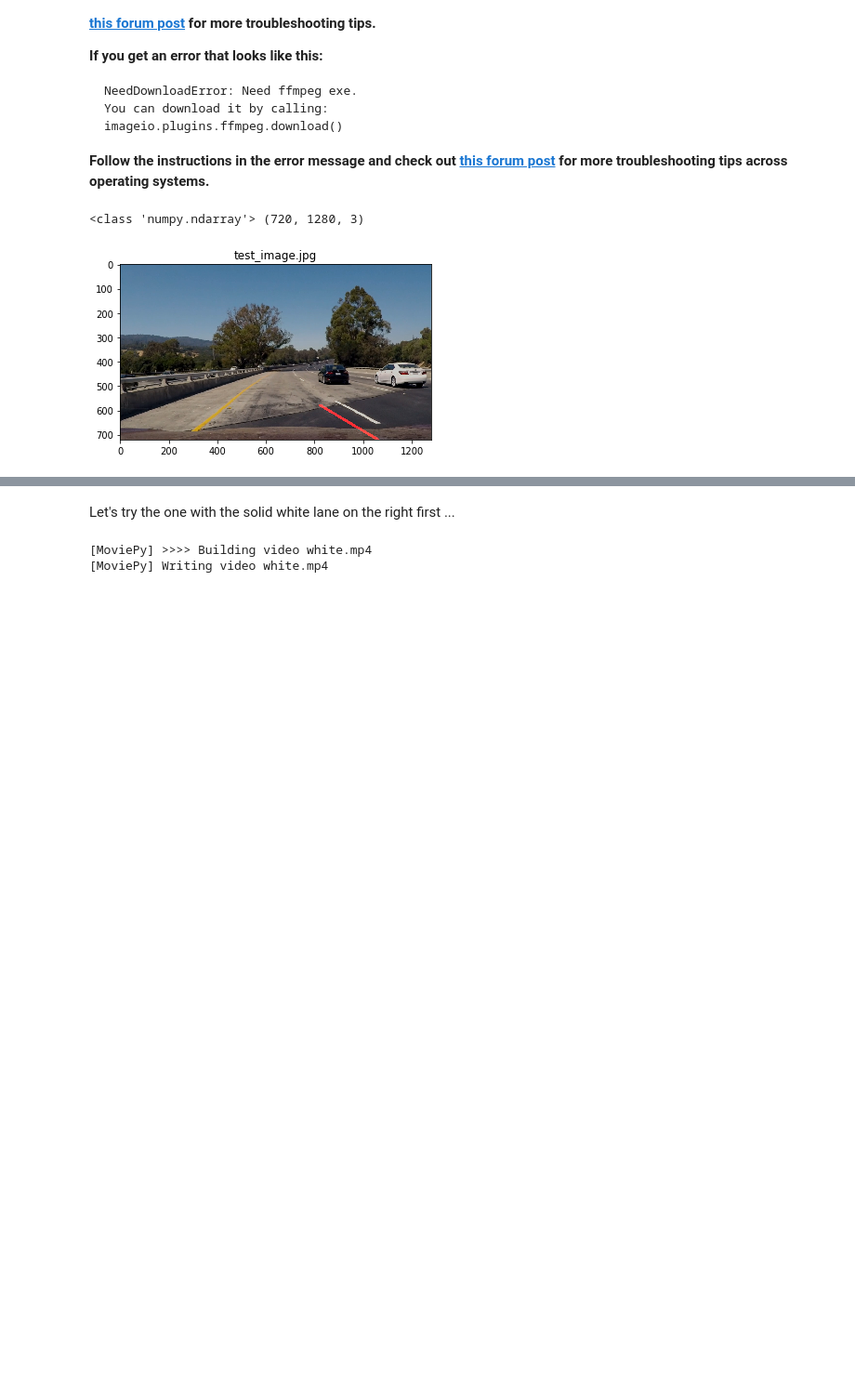
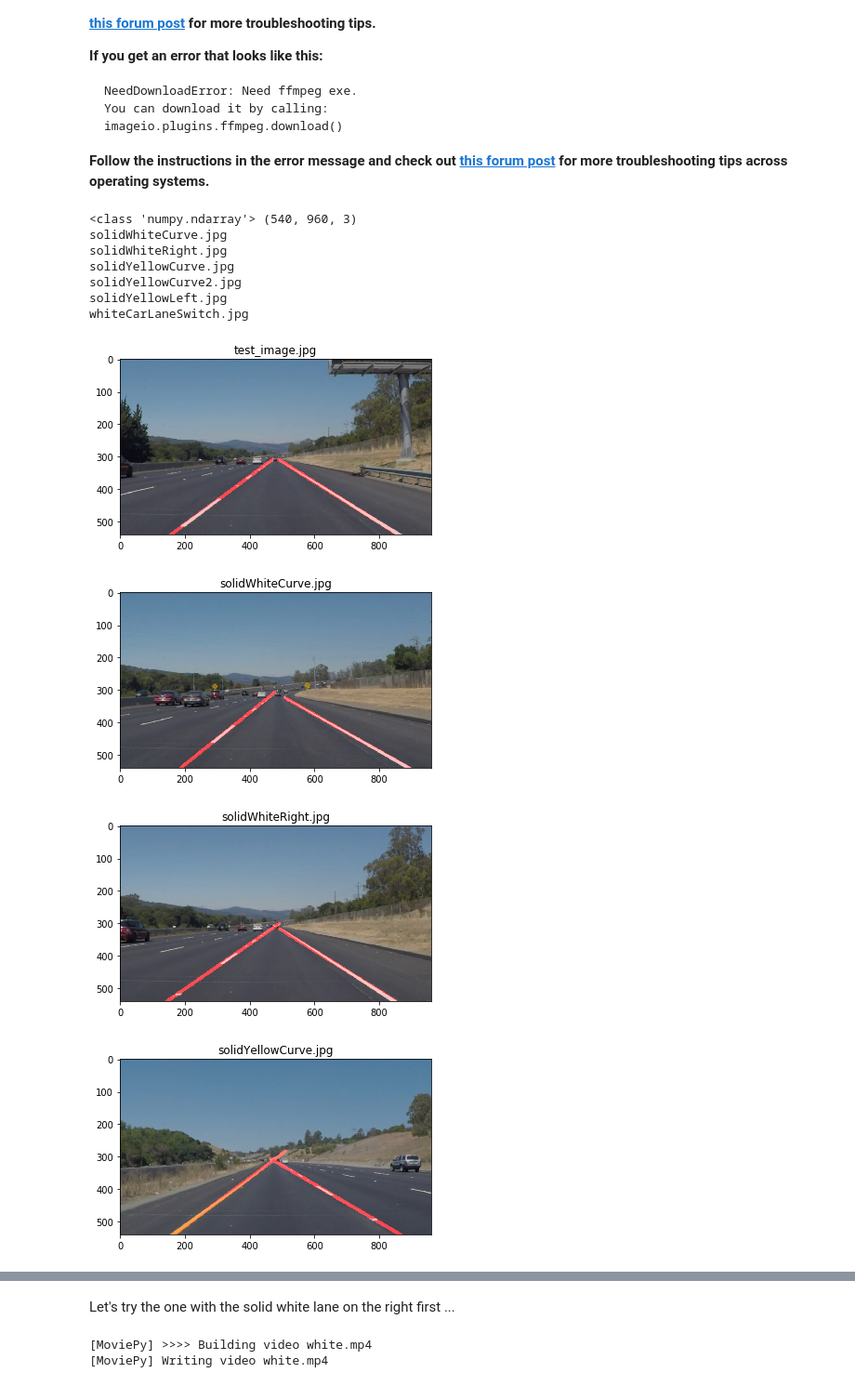
Before and after one commit to tmandal/CarND-LaneLines-P1, a Jupyter notebook: P1.ipynb, the cells around one changed output, grey strips where cells are left out. Shown at 93% size. Cells and saved outputs as stored; diff of their text form; code cells hidden in the pictures; blank space fills up the shorter version.

```diff
--- a/P1.ipynb
+++ b/P1.ipynb
@@ -253,12 +253,14 @@ def identify_lanes(imshape, lines, debug=0):
             continue
         lane_length = np.linalg.norm(np.array((maxy_pt[0]-miny_pt[0], maxy_pt[1]-miny_pt[1])))
         if x2 < imshape[1]/2:
-            if not left_lane_found or (x2 > left_lane[2] and lane_length > min_lane_length):
+            if not left_lane_found or (x2 > left_lane[2] and lane_weight > cur_left_lane_weight):
                 left_lane = [x1, y1, x2, y2]
+                cur_left_lane_weight = lane_weight
                 left_lane_found = True
         else:
-            if not right_lane_found or (x2 < right_lane[2] and lane_length > min_lane_length):
+            if not right_lane_found or (x2 < right_lane[2] and lane_weight > cur_right_lane_weight):
                 right_lane = [x1, y1, x2, y2]
+                cur_right_lane_weight = lane_weight
                 right_lane_found = True
 
     assert debug > 0 or (left_lane_found and right_lane_found)
@@ -399,34 +401,43 @@ def lane_find_pipeline(image, debug=0):
     new_lines = identify_lanes(imshape, lines, debug)
 
     line_image = np.zeros((masked_edges.shape[0], masked_edges.shape[1], 3), dtype=np.uint8)
     draw_lines(line_image, new_lines, thickness=10)
 
     # Draw the lines on the edge image
     combo = weighted_img(line_image, image)
 
     return combo
 
 is_test = True
 if is_test:
     imagefile = 'test_image.jpg'
     #imagefile = 'test_images/solidYellowLeft.jpg'
     image = mpimg.imread(imagefile)
     if image.shape[2] == 4:
         image = np.delete(image,(3), axis=2)
     print(type(image), image.shape)
-    combo = lane_find_pipeline(image, debug=1)
+    combo = lane_find_pipeline(image, debug=0)
     plt.figure()
     plt.title(imagefile)
     plt.imshow(combo)
 
 for imagefile in os.listdir("test_images/"):
-    break
+    #break
     image = mpimg.imread('test_images/' + imagefile)
     print(imagefile)
     combo = lane_find_pipeline(image)
     plt.figure()
     plt.title(imagefile)
     plt.imshow(combo)
 # %% [output]
-<class 'numpy.ndarray'> (720, 1280, 3)
+<class 'numpy.ndarray'> (540, 960, 3)
+solidWhiteCurve.jpg
+solidWhiteRight.jpg
+solidYellowCurve.jpg
+solidYellowCurve2.jpg
+solidYellowLeft.jpg
+whiteCarLaneSwitch.jpg
-[figure, old version]
+[figure, new version]
+[figure, added]
+[figure, added]
+[figure, added]
```
Also changed, not shown: parts of 3 cells of this notebook.
